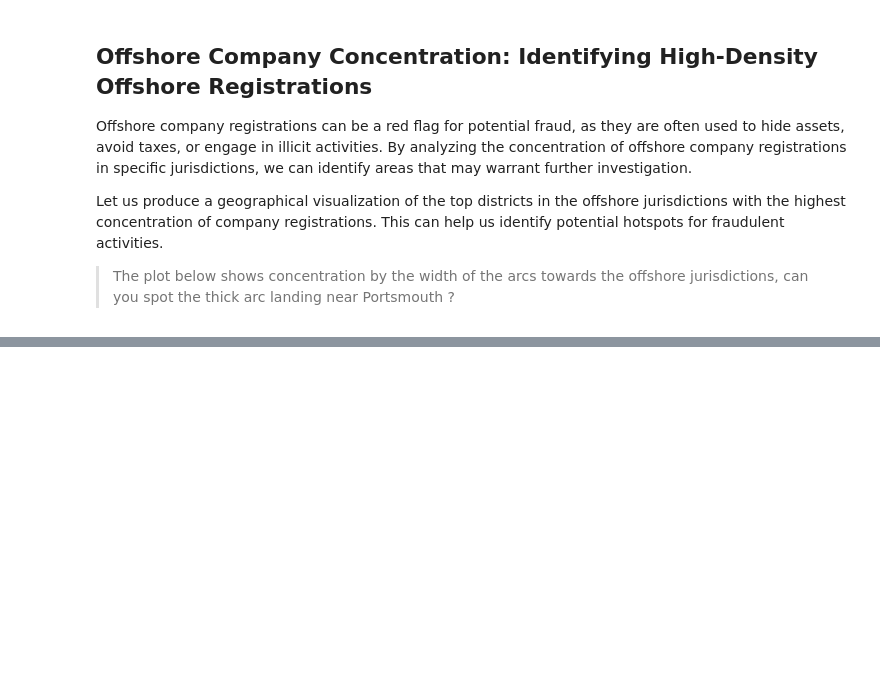
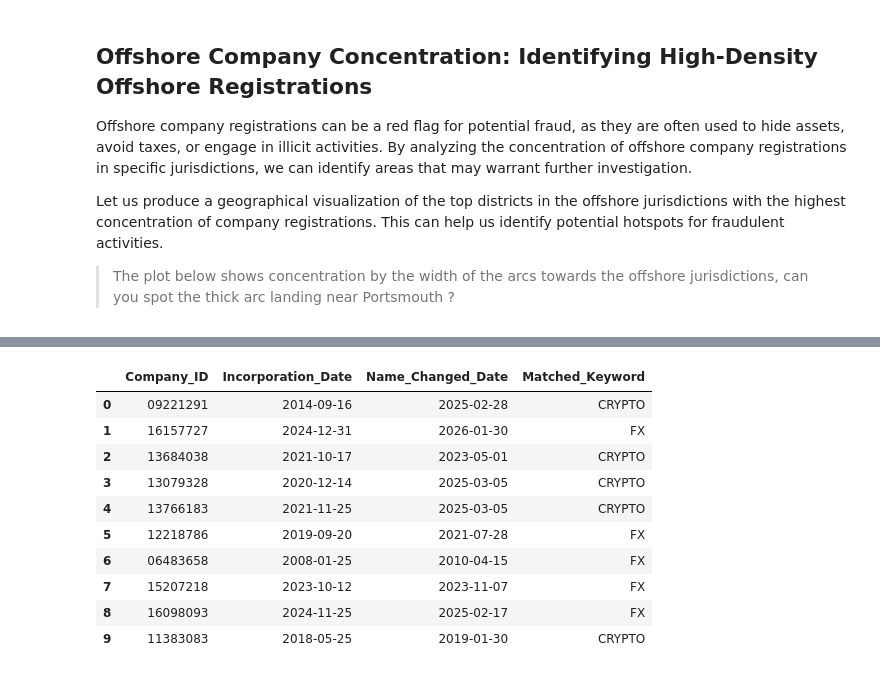
Before and after one commit to pedroleitao-neo4j/finance-kyc-psc, a Jupyter notebook: fraud.ipynb, the cells around one changed output, grey strips where cells are left out. Saved outputs shown, nothing was run; the diff lists cells and outputs as text; code cells hidden in the pictures; blank space fills up the shorter version.

```diff
--- a/fraud.ipynb
+++ b/fraud.ipynb
@@ -372,0 +381,38 @@ await analysis.capture_graph_to_png(
+# %%
+reputation_laundering_query = """
+/// MATCH: Traverse the full history of company names
+MATCH path = (c:Company)-[:HAS_PREVIOUS_NAME|PREVIOUS_NAME_OF*]->(prev:PreviousName)
+
+// FILTER: Check if ANY previous name contains high-risk keywords
+WHERE prev.name CONTAINS 'CRYPTO'
+   OR prev.name CONTAINS 'FX'
+
+// REFINE: Ensure the *current* name does NOT contain these keywords
+AND NOT c.name CONTAINS 'CRYPTO'
+AND NOT c.name CONTAINS 'FX'
+
+RETURN
+    c.number AS Company_ID,
+    c.incorporation_date AS Incorporation_Date,
+    // Extract the date the name was changed (stored on the relationship)
+    last(relationships(path)).changed_on AS Name_Changed_Date,
+    // We check the previous name against the list and return the first match found.
+    head([word IN ['CRYPTO', 'FX'] WHERE prev.name CONTAINS word]) AS Matched_Keyword
+LIMIT 20;
+"""
+
+df = analysis.run_query_df(reputation_laundering_query)
+
+df.head(10)
+# %% [output]
+|  | Company_ID | Incorporation_Date | Name_Changed_Date | Matched_Keyword |
+| 0 | 09221291 | 2014-09-16 | 2025-02-28 | CRYPTO |
+| 1 | 16157727 | 2024-12-31 | 2026-01-30 | FX |
+| 2 | 13684038 | 2021-10-17 | 2023-05-01 | CRYPTO |
+| 3 | 13079328 | 2020-12-14 | 2025-03-05 | CRYPTO |
+| 4 | 13766183 | 2021-11-25 | 2025-03-05 | CRYPTO |
+| 5 | 12218786 | 2019-09-20 | 2021-07-28 | FX |
+| 6 | 06483658 | 2008-01-25 | 2010-04-15 | FX |
+| 7 | 15207218 | 2023-10-12 | 2023-11-07 | FX |
+| 8 | 16098093 | 2024-11-25 | 2025-02-17 | FX |
+| 9 | 11383083 | 2018-05-25 | 2019-01-30 | CRYPTO |
```
Also changed, not shown: parts of 6 cells of this notebook, 6 other files.
